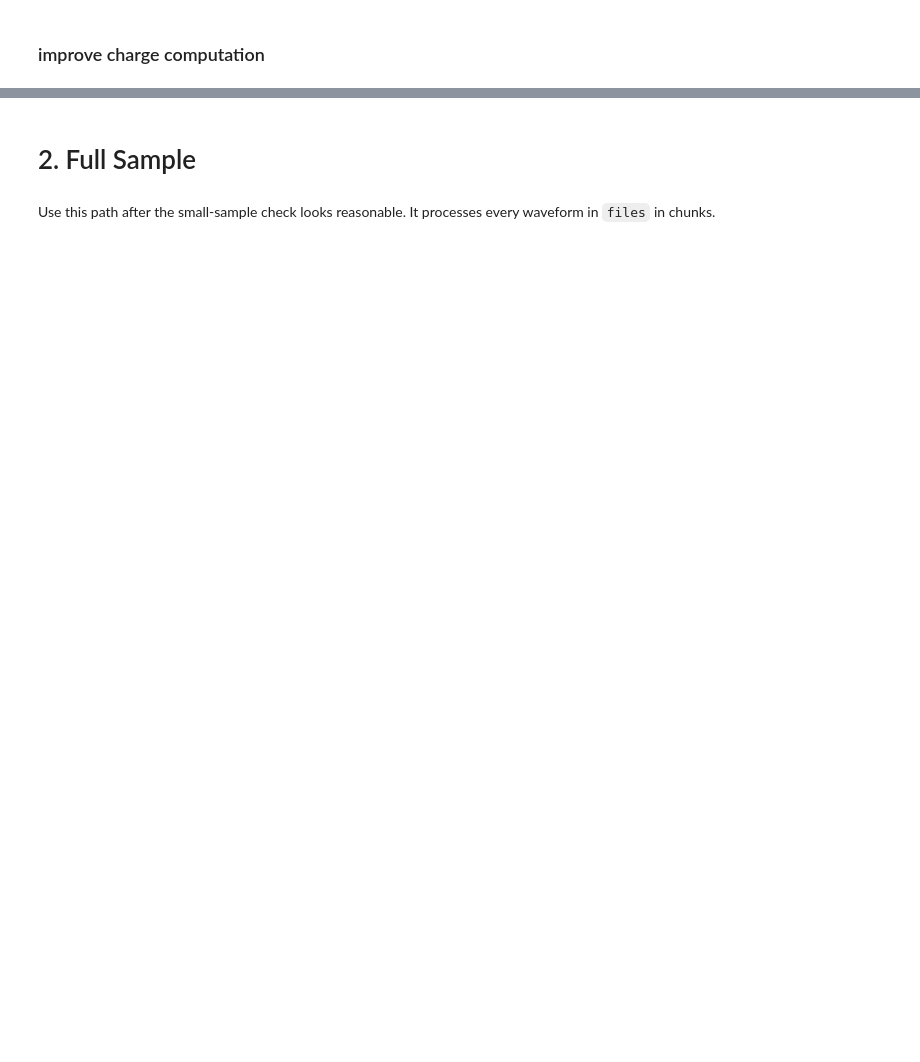
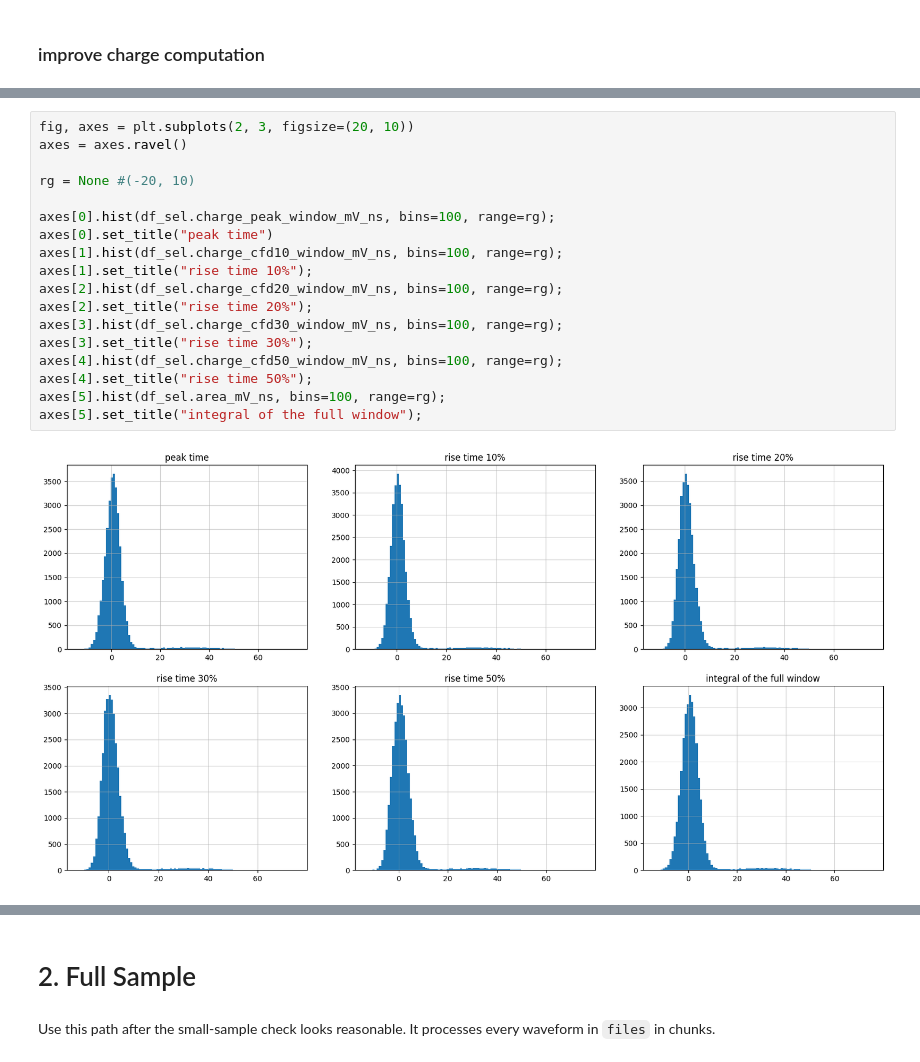
Before and after one commit to TAU-neutrino-lab/PMT-characterization, a Jupyter notebook: PMT-calibration/generic_selection.ipynb, the cells around one changed output, grey strips where cells are left out. Cells and saved outputs as stored; diff of their text form; blank space fills up the shorter version.

Commit message:
add charge computation

```diff
--- a/PMT-calibration/generic_selection.ipynb
+++ b/PMT-calibration/generic_selection.ipynb
@@ -510,0 +352,20 @@ axes[2].set_title("CFD");
+# %%
+fig, axes = plt.subplots(2, 3, figsize=(20, 10))
+axes = axes.ravel()
+
+rg = None #(-20, 10)
+
+axes[0].hist(df_sel.charge_peak_window_mV_ns, bins=100, range=rg);
+axes[0].set_title("peak time")
+axes[1].hist(df_sel.charge_cfd10_window_mV_ns, bins=100, range=rg);
+axes[1].set_title("rise time 10%");
+axes[2].hist(df_sel.charge_cfd20_window_mV_ns, bins=100, range=rg);
+axes[2].set_title("rise time 20%");
+axes[3].hist(df_sel.charge_cfd30_window_mV_ns, bins=100, range=rg);
+axes[3].set_title("rise time 30%");
+axes[4].hist(df_sel.charge_cfd50_window_mV_ns, bins=100, range=rg);
+axes[4].set_title("rise time 50%");
+axes[5].hist(df_sel.area_mV_ns, bins=100, range=rg);
+axes[5].set_title("integral of the full window");
+# %% [output]
+[figure, added]
```
Also changed, not shown: parts of 22 cells of this notebook, 1 other file.
